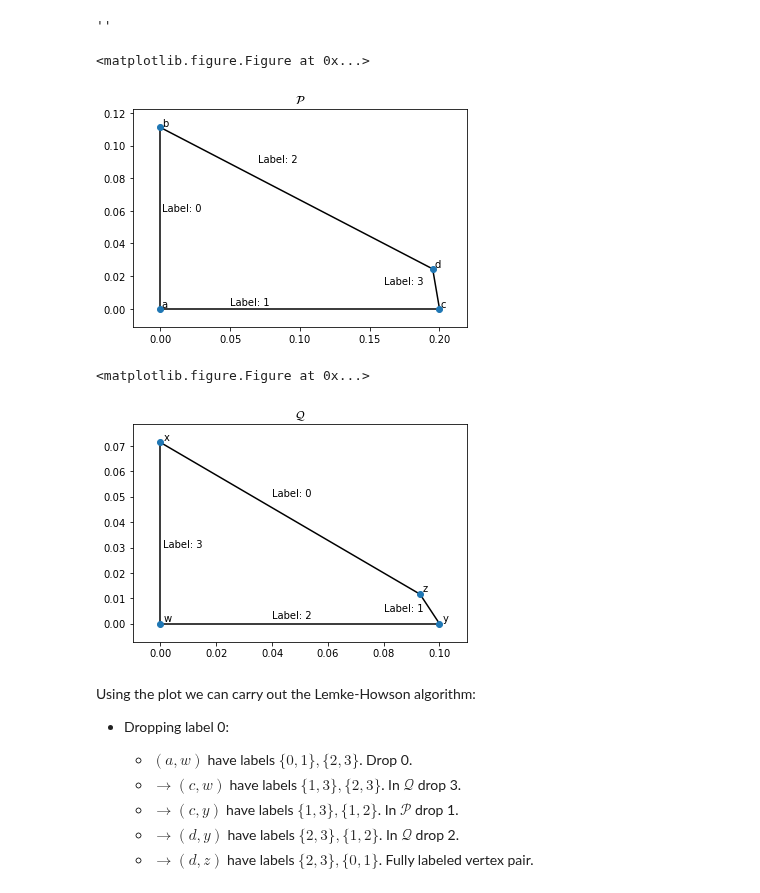
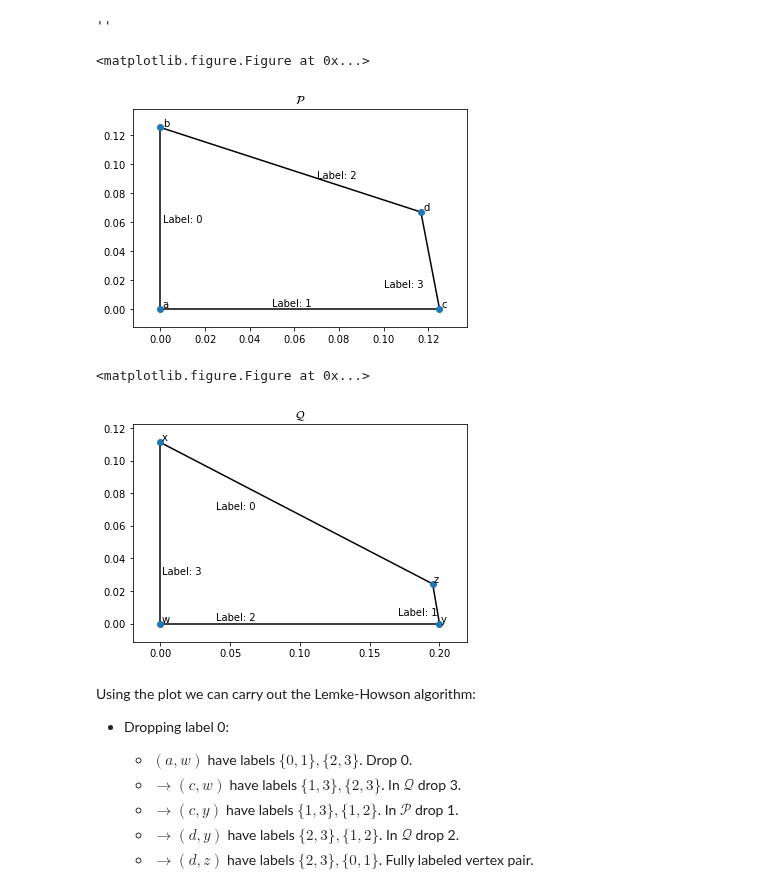
Before and after one commit to drvinceknight/gt, a Jupyter notebook: nbs/solutions/07-The-Lemke-Howson-algorithm.ipynb, the cells around one changed output. Cells and saved outputs as stored; diff of their text form; code cells hidden in the pictures.

```diff
--- a/nbs/solutions/07-The-Lemke-Howson-algorithm.ipynb
+++ b/nbs/solutions/07-The-Lemke-Howson-algorithm.ipynb
@@ -37,41 +37,41 @@
 %matplotlib inline
 
 import matplotlib.pyplot as plt
 import numpy as np
 import scipy.spatial
 
 
-V = [np.array([0, 0]), np.array([0, 1 / 9]), np.array([1 / 5,  0]), np.array([8 / 41, 1 / 41])]
+V = [np.array([0, 0]), np.array([0, 1 / 8]), np.array([1 / 8,  0]), np.array([7 / 60, 1 / 15])]
 P = scipy.spatial.ConvexHull(V)
 plt.figure()
 scipy.spatial.convex_hull_plot_2d(P);
 plt.title("$\mathcal{P}$")
 plt.text(0.001, .06, "Label: 0")
 plt.text(0.05, .002, "Label: 1")
 plt.text(0.07, .09, "Label: 2")
-plt.text(0.16, .015, "Label: 3")
+plt.text(0.1, .015, "Label: 3")
 for v, s in zip(V, "abcd"):
     plt.text(v[0] + 0.001, v[1] + 0.001, s)
 ;
 
-V = [np.array([0, 0]), np.array([0, 1 / 14]), np.array([1 / 10,  0]), np.array([4 / 43, 1 / 86])]
+V = [np.array([0, 0]), np.array([0, 1 / 9]), np.array([1 / 5,  0]), np.array([8 / 41, 1 / 41])]
 Q = scipy.spatial.ConvexHull(V)
 plt.figure()
 scipy.spatial.convex_hull_plot_2d(Q);
 plt.title("$\mathcal{Q}$")
 plt.text(0.001, .03, "Label: 3")
 plt.text(0.04, .002, "Label: 2")
-plt.text(0.04, .05, "Label: 0")
-plt.text(0.08, .005, "Label: 1")
+plt.text(0.04, .07, "Label: 0")
+plt.text(0.17, .005, "Label: 1")
 for v, s in zip(V, "wxyz"):
     plt.text(v[0] + 0.001, v[1] + 0.001, s)
 ;
 # %% [output]
 ''
 <matplotlib.figure.Figure at 0x...>
-[figure, old version]
+[figure, new version]
 <matplotlib.figure.Figure at 0x...>
-[figure, old version]
+[figure, new version]
 # %% [markdown]
 Using the plot we can carry out the Lemke-Howson algorithm:
 
```
Also changed, not shown: parts of 7 cells of this notebook, 3 other files.
